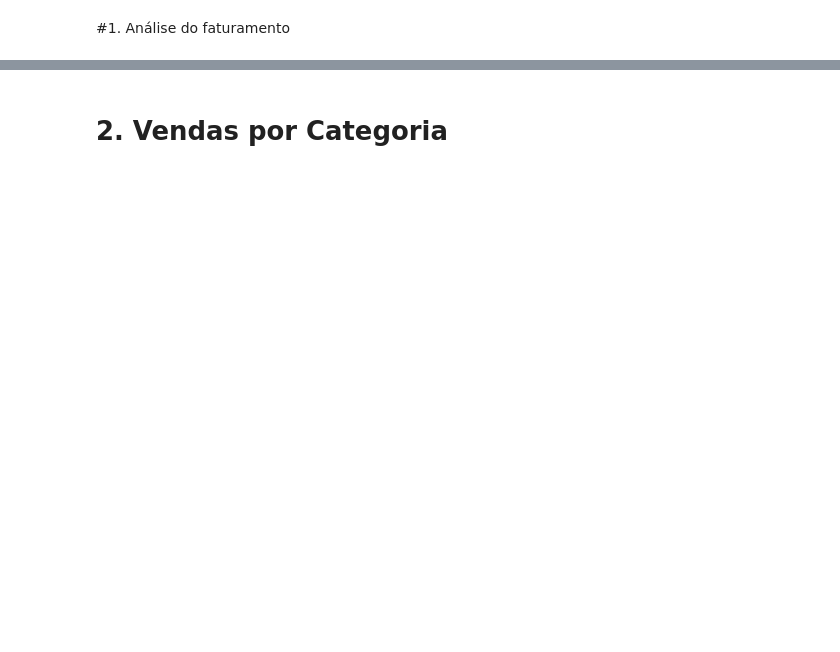
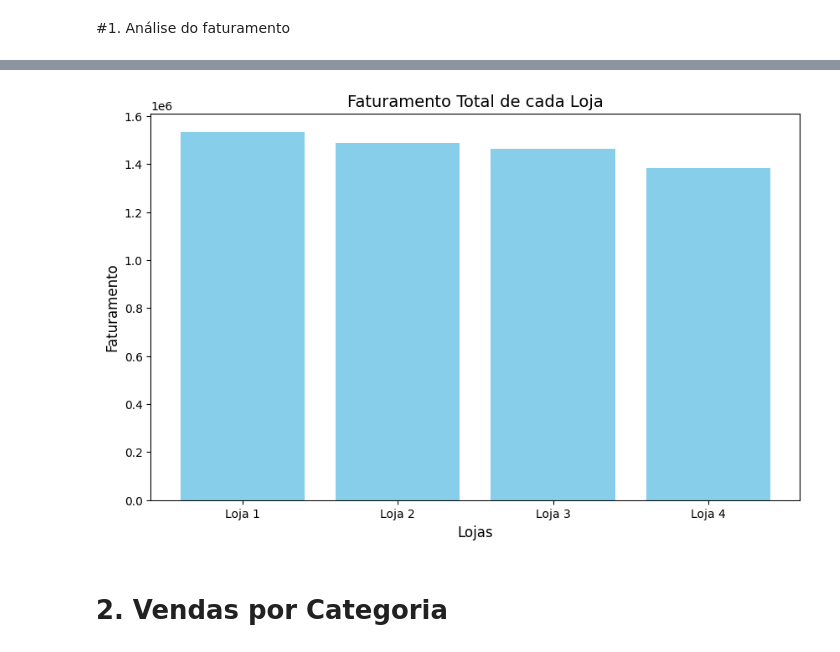
Before and after one commit to Tayara32/AluraStore, a Jupyter notebook: AluraStoreBr_TayaraCruz.ipynb, the cells around one changed output, grey strips where cells are left out. Saved outputs shown, nothing was run; the diff lists cells and outputs as text; code cells hidden in the pictures; blank space fills up the shorter version.

```diff
--- a/AluraStoreBr_TayaraCruz.ipynb
+++ b/AluraStoreBr_TayaraCruz.ipynb
@@ -26,2 +52,23 @@ loja.head()
+# %%
+import matplotlib.pyplot as plt
+
+lojas = ['Loja 1', 'Loja 2', 'Loja 3', 'Loja 4']
+faturamento = [
+    faturamento_loja1,
+    faturamento_loja2,
+    faturamento_loja3,
+    faturamento_loja4
+]
+
+plt.figure(figsize=(10,6))
+plt.bar(lojas, faturamento, color='skyblue')
+
+plt.title('Faturamento Total de cada Loja', fontsize=14)
+plt.xlabel('Lojas', fontsize=12)
+plt.ylabel('Faturamento', fontsize=12)
+
+plt.show()
+# %% [output]
+[figure, added]
 # %% [markdown]
 # 2. Vendas por Categoria
```
Also changed, not shown: parts of 4 cells of this notebook.
